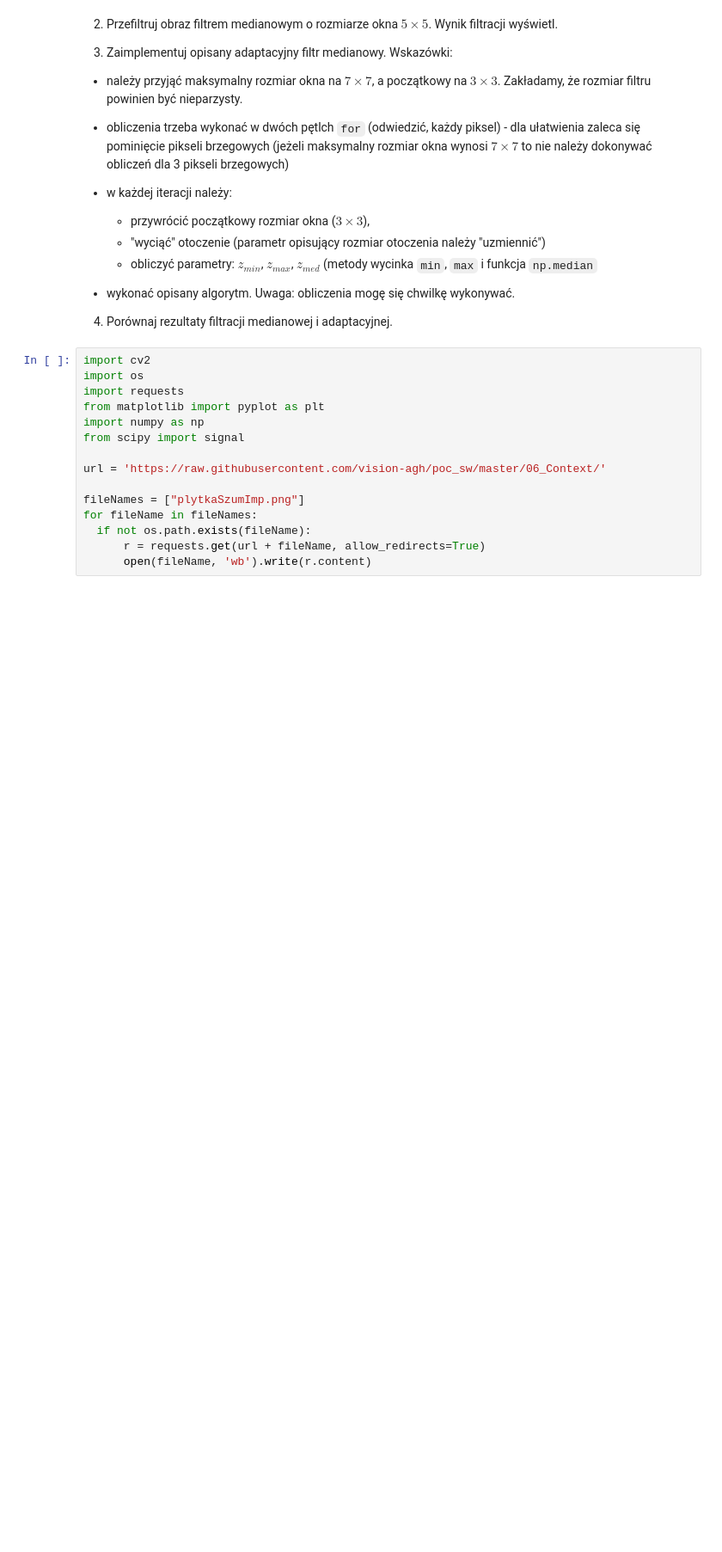
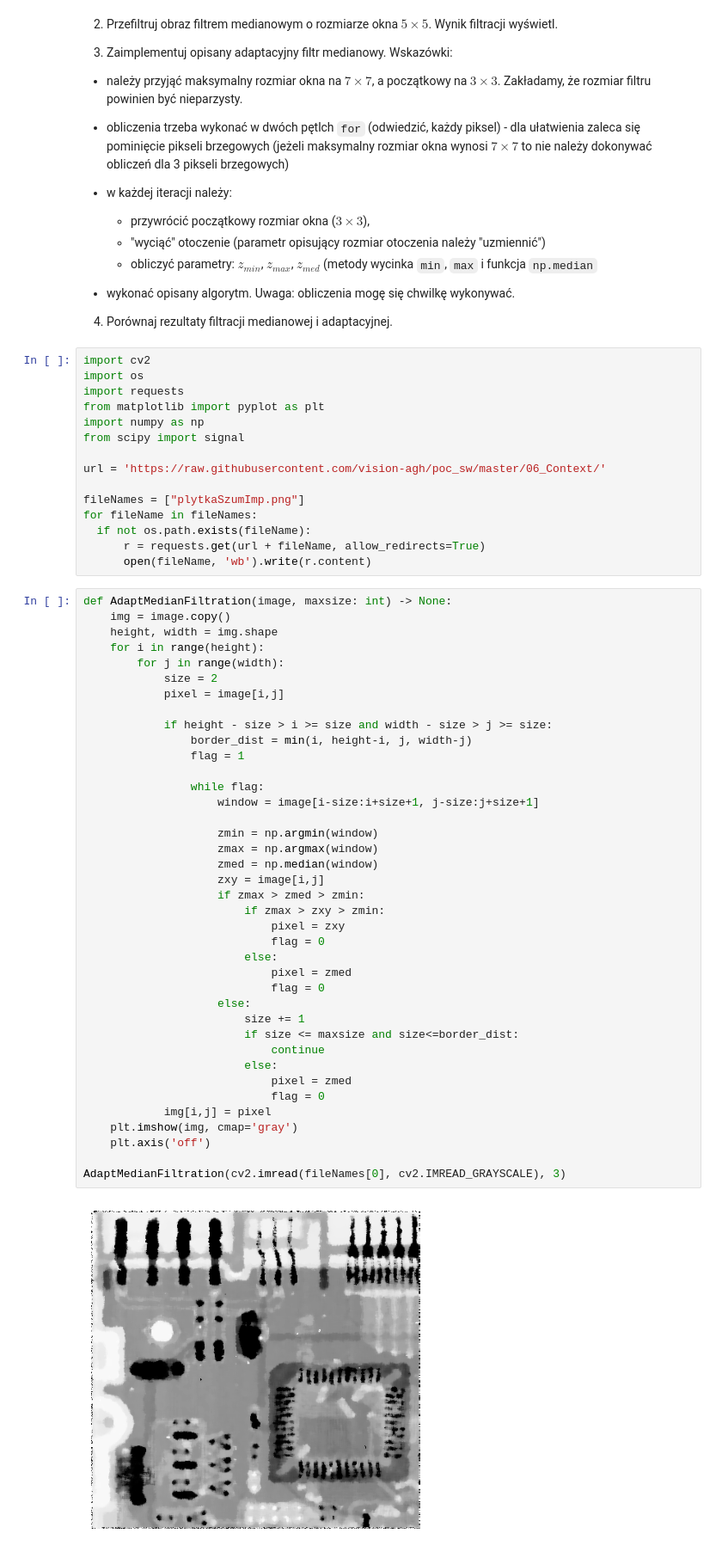
Before and after one commit to lursz/DigitalImageProcessing-Course, a Jupyter notebook: lab6/06_context_hw2.ipynb, the cells around one changed output. Shown at 86% size. Drawn from its saved outputs; the diff is of its cells as text; blank space fills up the shorter version.

```diff
--- a/lab6/06_context_hw2.ipynb
+++ b/lab6/06_context_hw2.ipynb
@@ -94,3 +94,44 @@ for fileName in fileNames:
   if not os.path.exists(fileName):
       r = requests.get(url + fileName, allow_redirects=True)
       open(fileName, 'wb').write(r.content)
+# %%
+def AdaptMedianFiltration(image, maxsize: int) -> None:
+    img = image.copy()
+    height, width = img.shape
+    for i in range(height):
+        for j in range(width):
+            size = 2
+            pixel = image[i,j]
+
+            if height - size > i >= size and width - size > j >= size:
+                border_dist = min(i, height-i, j, width-j)
+                flag = 1
+
+                while flag:
+                    window = image[i-size:i+size+1, j-size:j+size+1]
+
+                    zmin = np.argmin(window)
+                    zmax = np.argmax(window)
+                    zmed = np.median(window)
+                    zxy = image[i,j]
+                    if zmax > zmed > zmin:
+                        if zmax > zxy > zmin:
+                            pixel = zxy
+                            flag = 0
+                        else:
+                            pixel = zmed
+                            flag = 0
+                    else:
+                        size += 1
+                        if size <= maxsize and size<=border_dist:
+                            continue
+                        else:
+                            pixel = zmed
+                            flag = 0
+            img[i,j] = pixel
+    plt.imshow(img, cmap='gray')
+    plt.axis('off')
+
+AdaptMedianFiltration(cv2.imread(fileNames[0], cv2.IMREAD_GRAYSCALE), 3)
+# %% [output]
+[figure, added]
```
Also changed, not shown: 1 other file.
